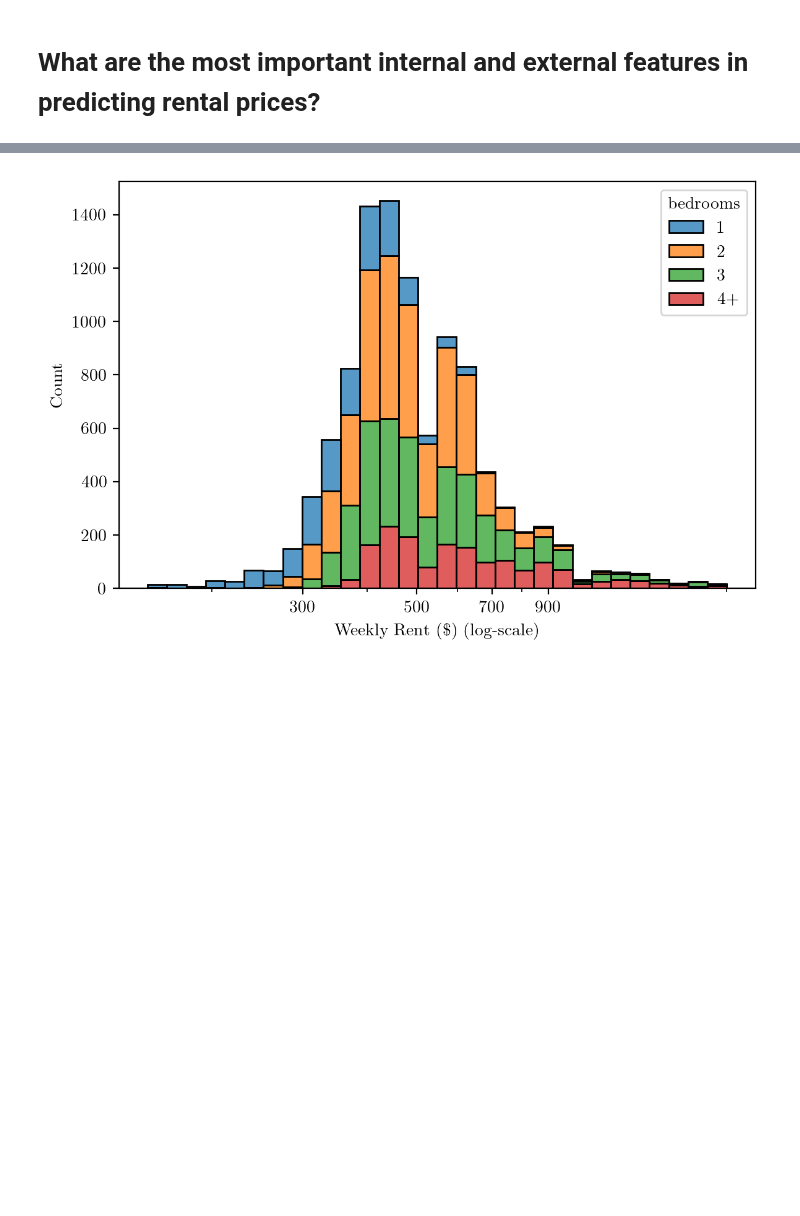
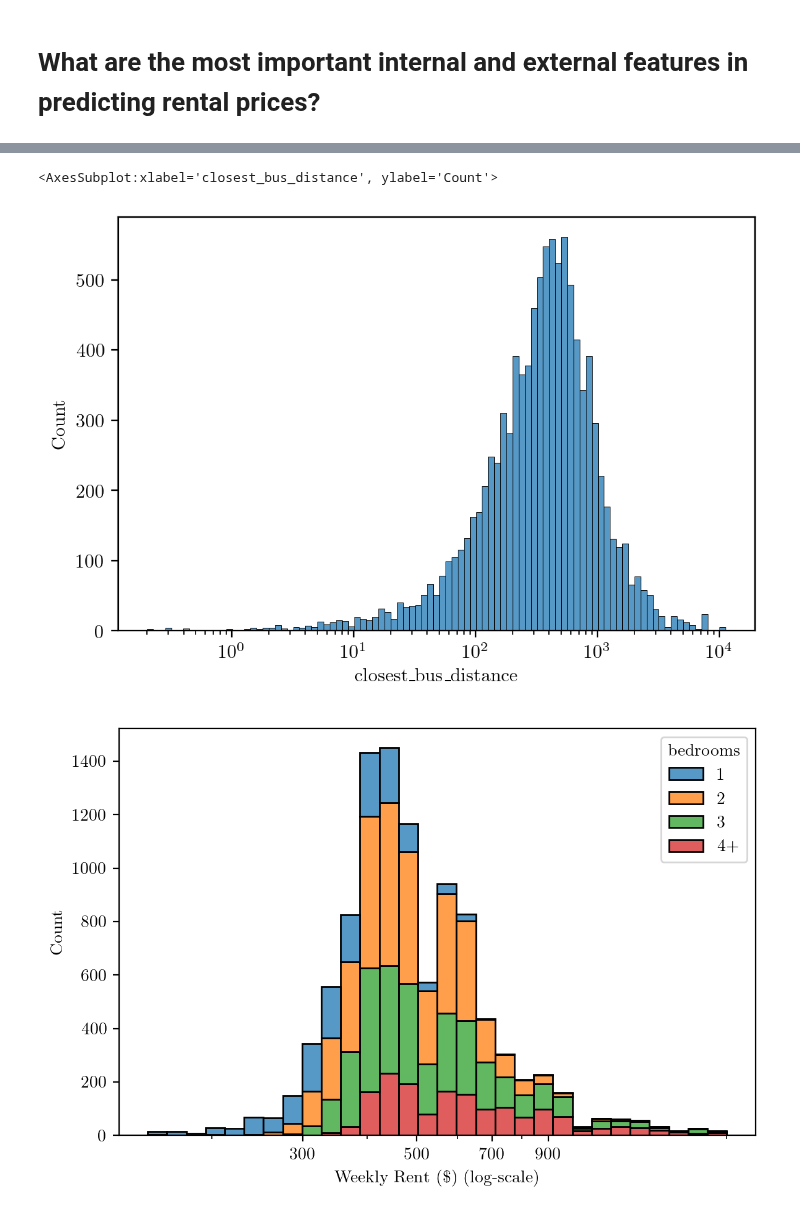
Before and after one commit to MAST30034-Applied-Data-Science/generic-real-estate-consulting-project-group-21, a Jupyter notebook: notebooks/question-one-analysis.ipynb, the cells around one changed output, grey strips where cells are left out. Cells and saved outputs as stored; diff of their text form; code cells hidden in the pictures; blank space fills up the shorter version.

```diff
--- a/notebooks/question-one-analysis.ipynb
+++ b/notebooks/question-one-analysis.ipynb
@@ -80,3 +82,8 @@ sns.histplot(df, x='closest_tram_distance', log_scale=True)
+# %%
+sns.histplot(df, x='closest_bus_distance', log_scale=True)
+# %% [output]
+<AxesSubplot:xlabel='closest_bus_distance', ylabel='Count'>
+[figure, added]
 # %%
 rcParams['figure.dpi'] = 200
 # %%
```
Also changed, not shown: parts of 20 cells of this notebook, 3 other files.
